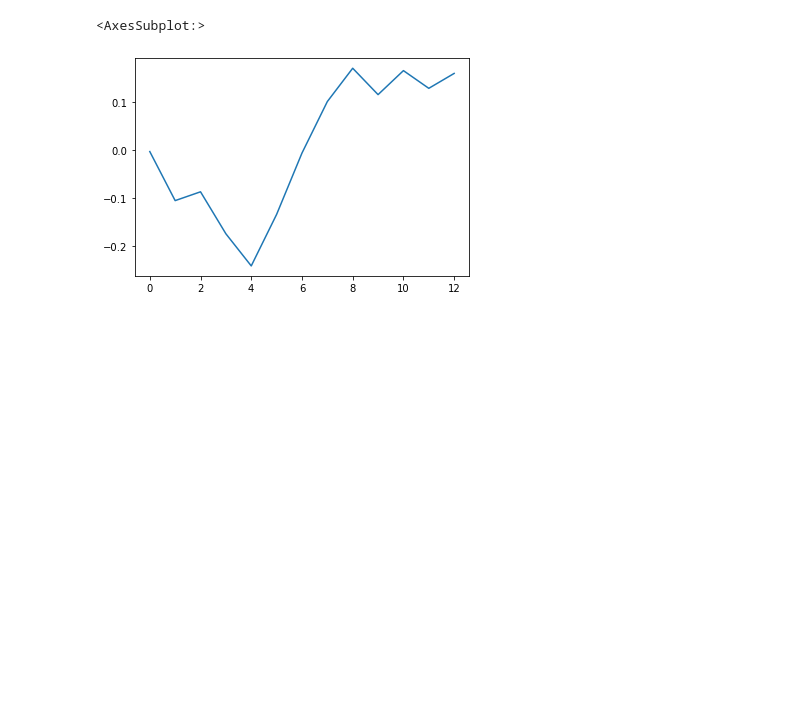
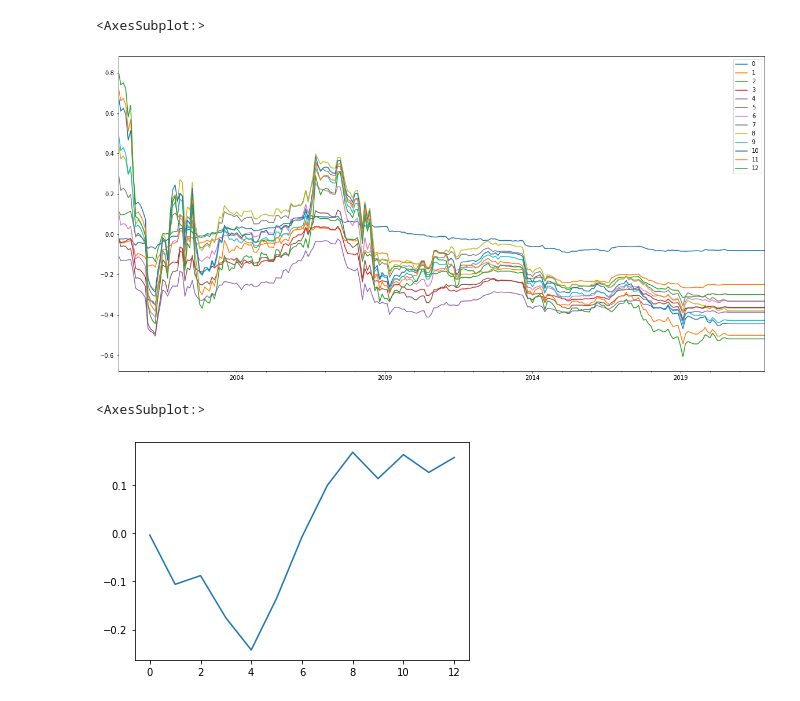
Before and after one commit to t0nychn/UG_thesis, a Jupyter notebook: Kalman_test.ipynb, the cells around one changed output. Cells and saved outputs as stored; diff of their text form; code cells hidden in the pictures; blank space fills up the shorter version.

```diff
--- a/Kalman_test.ipynb
+++ b/Kalman_test.ipynb
@@ -15,3 +15,8 @@ np.cumsum(kf).plot(figsize=(20, 10))
+# %%
+kf.loc['2000':].plot(figsize=(20, 10))
+# %% [output]
+<AxesSubplot:>
+[figure, added]
 # %%
 kf.mean().plot()
 # %% [output]
```
Also changed, not shown: parts of 6 cells of this notebook, 1 other file.
